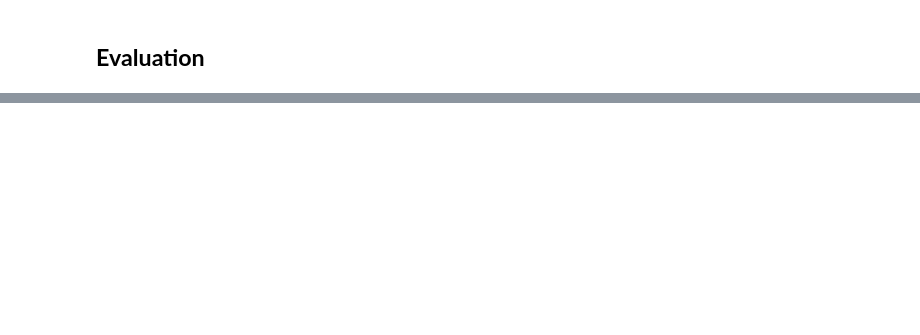
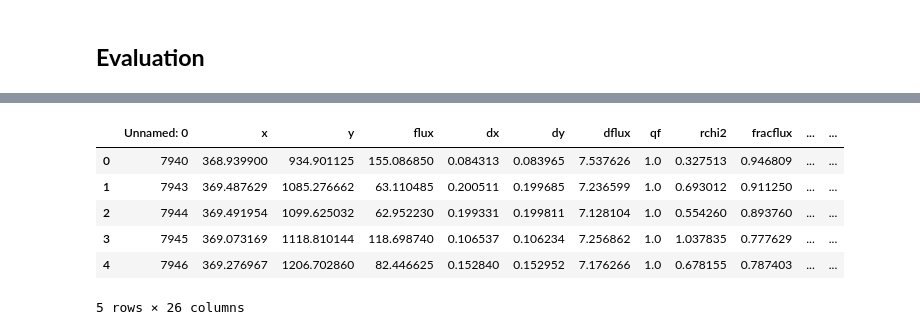
Before and after one commit to shuaigezhu/starDist, a Jupyter notebook: Three_mag_lambda.ipynb, the cells around one changed output, grey strips where cells are left out. Drawn from its saved outputs; the diff is of its cells as text; code cells hidden in the pictures; blank space fills up the shorter version.

```diff
--- a/Three_mag_lambda.ipynb
+++ b/Three_mag_lambda.ipynb
@@ -1057,0 +1172,15 @@ plt.show()
+# %%
+# read csv
+filename = '/home/yufeng/projects/rrg-kyi/yufeng/gaia/data/selected_wise.csv'
+unwise_new_df = pd.read_csv(filename)
+# add wavelength
+unwise_new_df['wavelength'] = np.where(unwise_new_df['band']==1, 33526, 46028)
+unwise_new_df.head()
+# %% [output]
+|  | Unnamed: 0 | x | y | flux | dx | dy | dflux | qf | rchi2 | fracflux | ... | ... |
+| 0 | 7940 | 368.939900 | 934.901125 | 155.086850 | 0.084313 | 0.083965 | 7.537626 | 1.0 | 0.327513 | 0.946809 | ... | ... |
+| 1 | 7943 | 369.487629 | 1085.276662 | 63.110485 | 0.200511 | 0.199685 | 7.236599 | 1.0 | 0.693012 | 0.911250 | ... | ... |
+| 2 | 7944 | 369.491954 | 1099.625032 | 62.952230 | 0.199331 | 0.199811 | 7.128104 | 1.0 | 0.554260 | 0.893760 | ... | ... |
+| 3 | 7945 | 369.073169 | 1118.810144 | 118.698740 | 0.106537 | 0.106234 | 7.256862 | 1.0 | 1.037835 | 0.777629 | ... | ... |
+| 4 | 7946 | 369.276967 | 1206.702860 | 82.446625 | 0.152840 | 0.152952 | 7.176266 | 1.0 | 0.678155 | 0.787403 | ... | ... |
+5 rows × 26 columns
```
Also changed, not shown: parts of 29 cells of this notebook.
